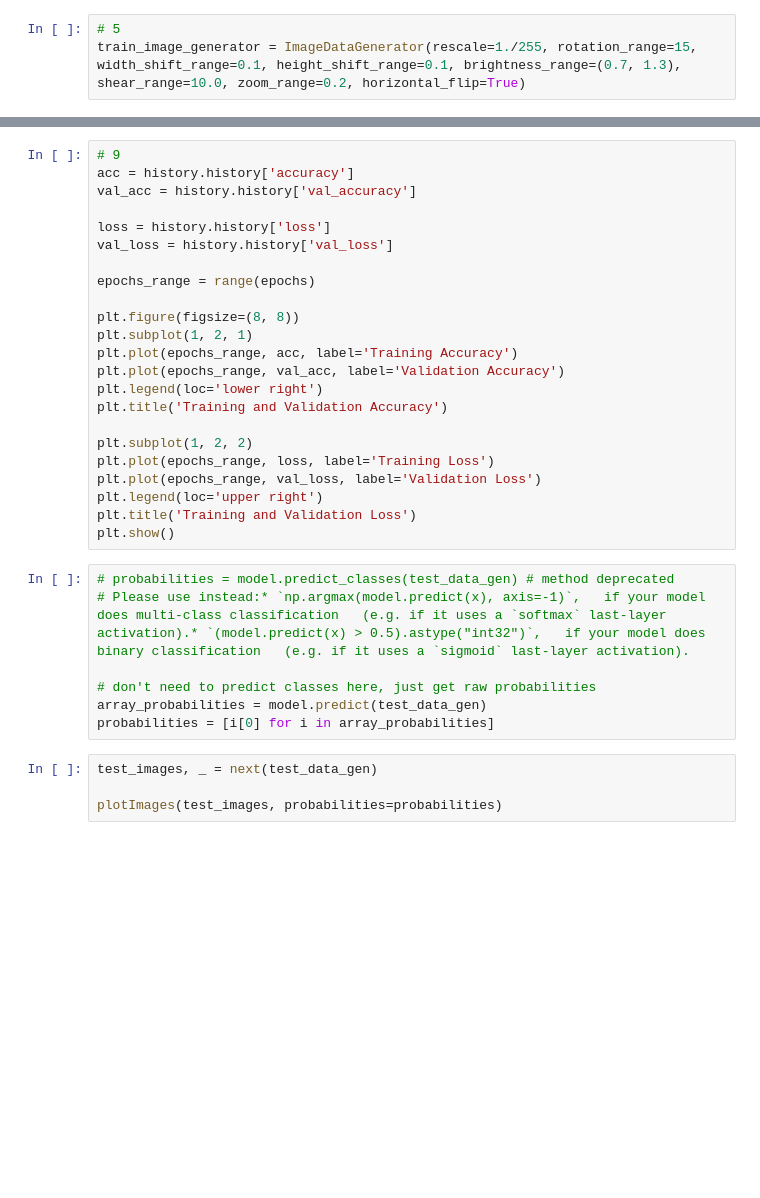
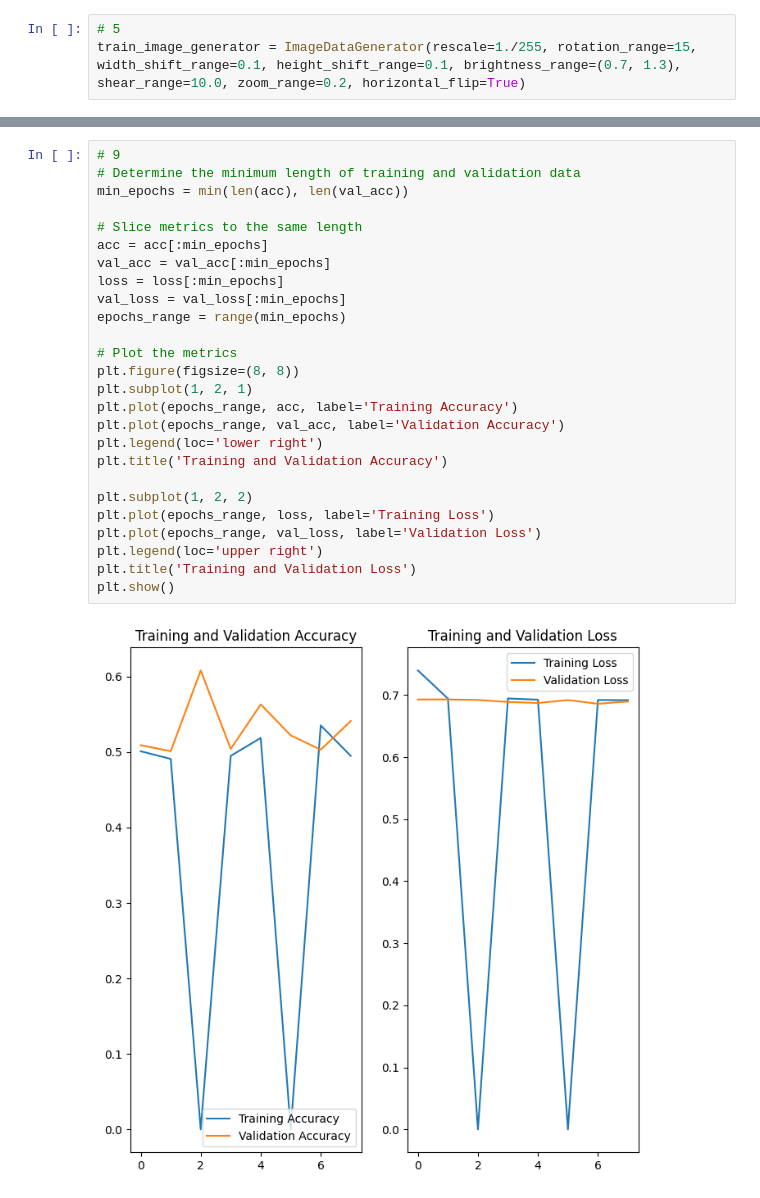
Before and after one commit to JR-Design/dogs-and-cats, a Jupyter notebook: fcc_cat_dog.ipynb, the cells around one changed output, grey strips where cells are left out. Saved outputs shown, nothing was run; the diff lists cells and outputs as text; blank space fills up the shorter version.

```diff
--- a/fcc_cat_dog.ipynb
+++ b/fcc_cat_dog.ipynb
@@ -119,36 +267,30 @@ history = model.fit(x=train_data_gen, steps_per_epoch=8, epochs=epochs, validati
 # %%
 # 9
-acc = history.history['accuracy']
-val_acc = history.history['val_accuracy']
+# Determine the minimum length of training and validation data
+min_epochs = min(len(acc), len(val_acc))
 
-loss = history.history['loss']
-val_loss = history.history['val_loss']
+# Slice metrics to the same length
+acc = acc[:min_epochs]
+val_acc = val_acc[:min_epochs]
+loss = loss[:min_epochs]
+val_loss = val_loss[:min_epochs]
+epochs_range = range(min_epochs)
 
-epochs_range = range(epochs)
-
+# Plot the metrics
 plt.figure(figsize=(8, 8))
 plt.subplot(1, 2, 1)
 plt.plot(epochs_range, acc, label='Training Accuracy')
 plt.plot(epochs_range, val_acc, label='Validation Accuracy')
 plt.legend(loc='lower right')
 plt.title('Training and Validation Accuracy')
 
 plt.subplot(1, 2, 2)
 plt.plot(epochs_range, loss, label='Training Loss')
 plt.plot(epochs_range, val_loss, label='Validation Loss')
 plt.legend(loc='upper right')
 plt.title('Training and Validation Loss')
 plt.show()
+# %% [output]
+[figure, added]
-# %%
-# probabilities = model.predict_classes(test_data_gen) # method deprecated
-# Please use instead:* `np.argmax(model.predict(x), axis=-1)`,   if your model does multi-class classification   (e.g. if it uses a `softmax` last-layer activation).* `(model.predict(x) > 0.5).astype("int32")`,   if your model does binary classification   (e.g. if it uses a `sigmoid` last-layer activation).
-
-# don't need to predict classes here, just get raw probabilities
-array_probabilities = model.predict(test_data_gen)
-probabilities = [i[0] for i in array_probabilities]
-# %%
-test_images, _ = next(test_data_gen)
-
-plotImages(test_images, probabilities=probabilities)
 # %%
 # 11
```
Also changed, not shown: parts of 11 cells of this notebook.
